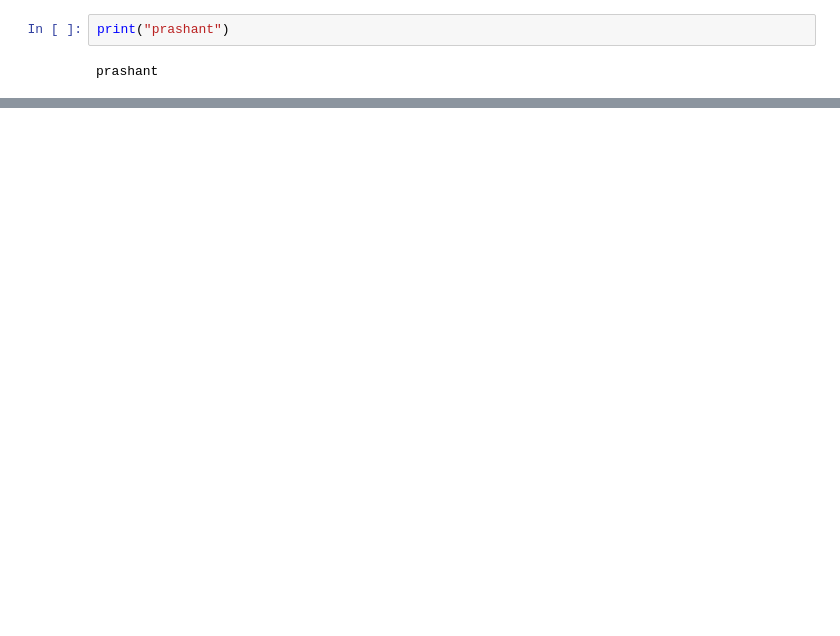
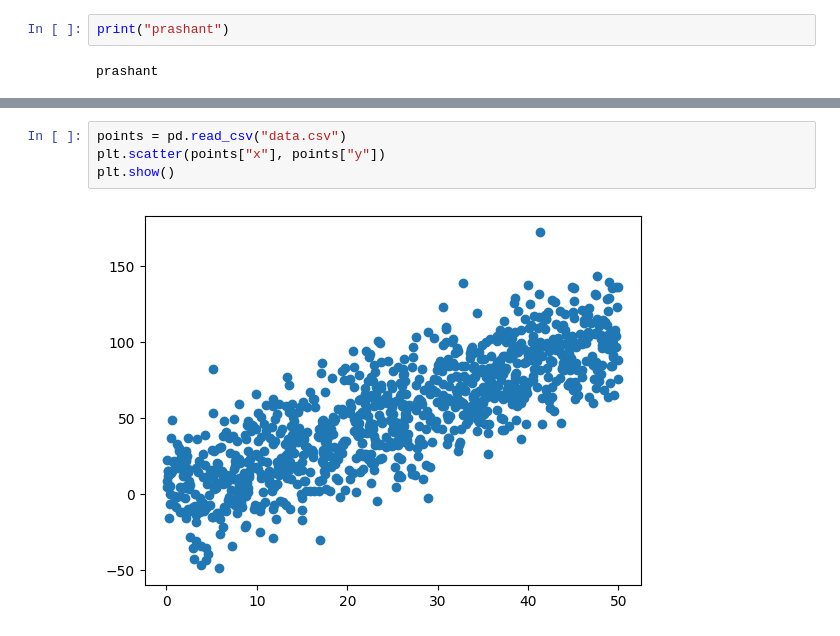
Before and after one commit to Lunivmaharjans/Python, a Jupyter notebook: day14.ipynb, the cells around one changed output, grey strips where cells are left out. Saved outputs shown, nothing was run; the diff lists cells and outputs as text; blank space fills up the shorter version.

```diff
--- a/day14.ipynb
+++ b/day14.ipynb
@@ -10,0 +9,6 @@ ModuleNotFoundError: No module named 'pandas'
+# %%
+points = pd.read_csv("data.csv")
+plt.scatter(points["x"], points["y"])
+plt.show()
+# %% [output]
+[figure, added]
```
Also changed, not shown: parts of 3 cells of this notebook.
